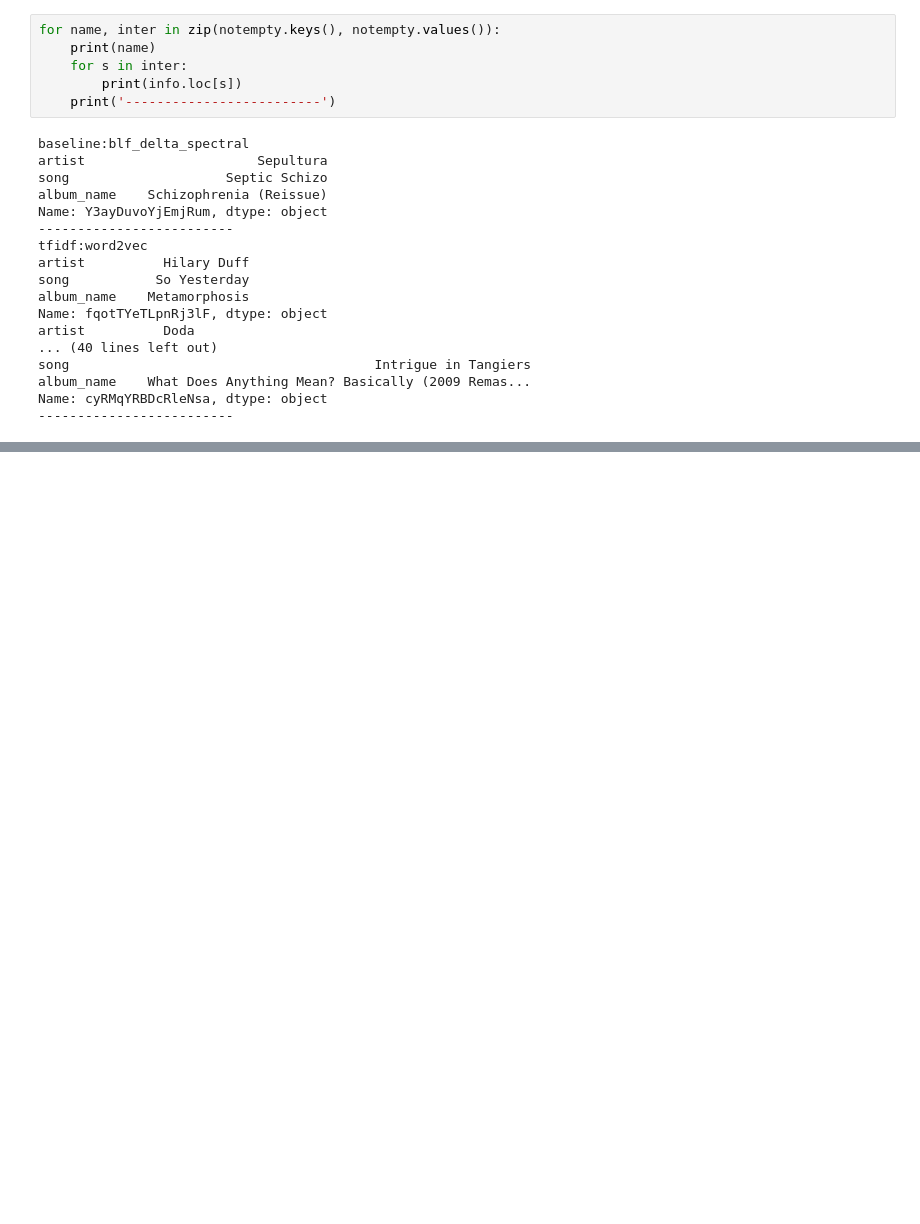
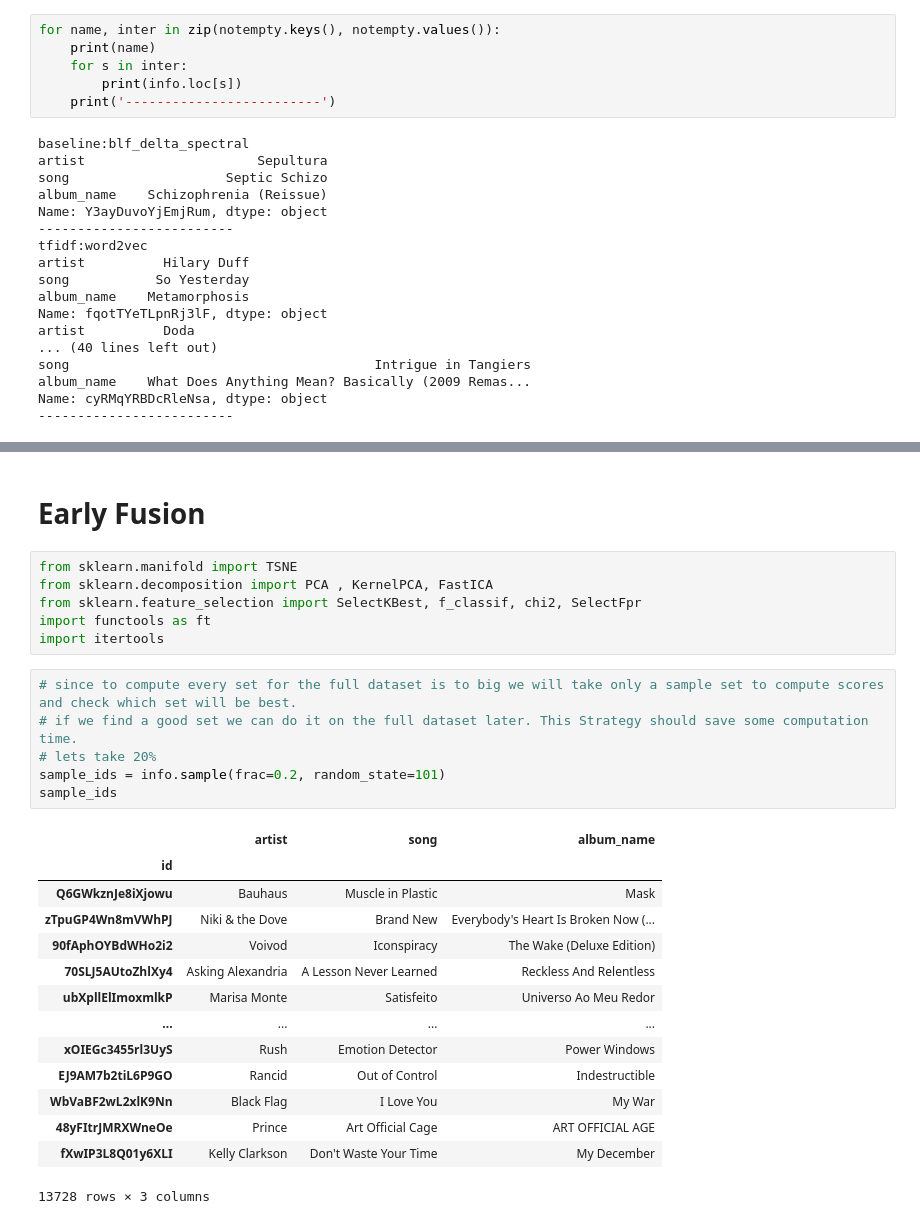
Before and after one commit to mmosc/MMSR, a Jupyter notebook: project/StatisticalDataAnalysis.ipynb, the cells around one changed output, grey strips where cells are left out. Drawn from its saved outputs; the diff is of its cells as text; blank space fills up the shorter version.

Commit message:
Started with early fusion

```diff
--- a/project/StatisticalDataAnalysis.ipynb
+++ b/project/StatisticalDataAnalysis.ipynb
@@ -450,0 +518,29 @@ Name: cyRMqYRBDcRleNsa, dtype: object
+# %% [markdown]
+# Early Fusion
+# %%
+from sklearn.manifold import TSNE
+from sklearn.decomposition import PCA , KernelPCA, FastICA
+from sklearn.feature_selection import SelectKBest, f_classif, chi2, SelectFpr
+import functools as ft
+import itertools
+# %%
+# since to compute every set for the full dataset is to big we will take only a sample set to compute scores and check which set will be best.
+# if we find a good set we can do it on the full dataset later. This Strategy should save some computation time.
+# lets take 20%
+sample_ids = info.sample(frac=0.2, random_state=101)
+sample_ids
+# %% [output]
+|  | artist | song | album_name |
+| id |  |  |  |
+| Q6GWkznJe8iXjowu | Bauhaus | Muscle in Plastic | Mask |
+| zTpuGP4Wn8mVWhPJ | Niki & the Dove | Brand New | Everybody's Heart Is Broken Now (... |
+| 90fAphOYBdWHo2i2 | Voivod | Iconspiracy | The Wake (Deluxe Edition) |
+| 70SLJ5AUtoZhlXy4 | Asking Alexandria | A Lesson Never Learned | Reckless And Relentless |
+| ubXpllElImoxmlkP | Marisa Monte | Satisfeito | Universo Ao Meu Redor |
+| ... | ... | ... | ... |
+| xOIEGc3455rl3UyS | Rush | Emotion Detector | Power Windows |
+| EJ9AM7b2tiL6P9GO | Rancid | Out of Control | Indestructible |
+| WbVaBF2wL2xlK9Nn | Black Flag | I Love You | My War |
+| 48yFItrJMRXWneOe | Prince | Art Official Cage | ART OFFICIAL AGE |
+| fXwIP3L8Q01y6XLI | Kelly Clarkson | Don't Waste Your Time | My December |
+13728 rows × 3 columns
```
Also changed, not shown: parts of 18 cells of this notebook.
